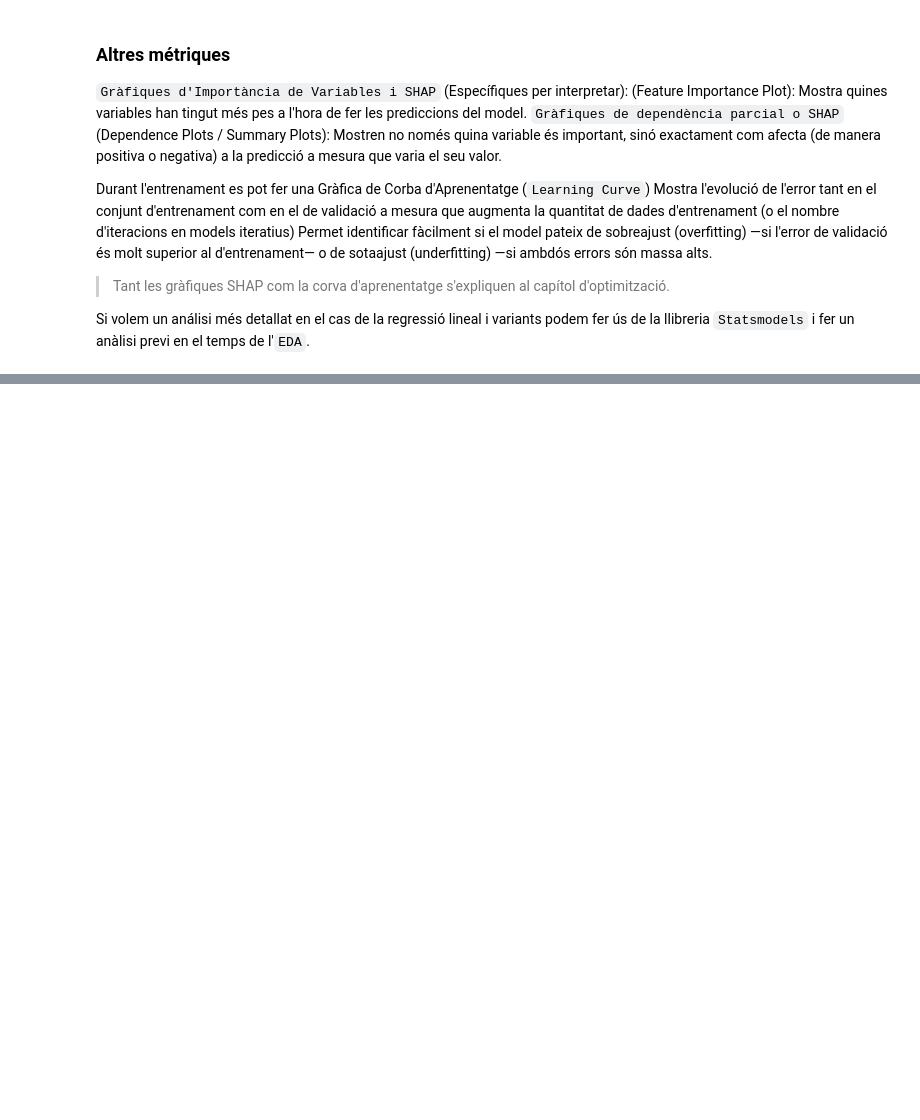
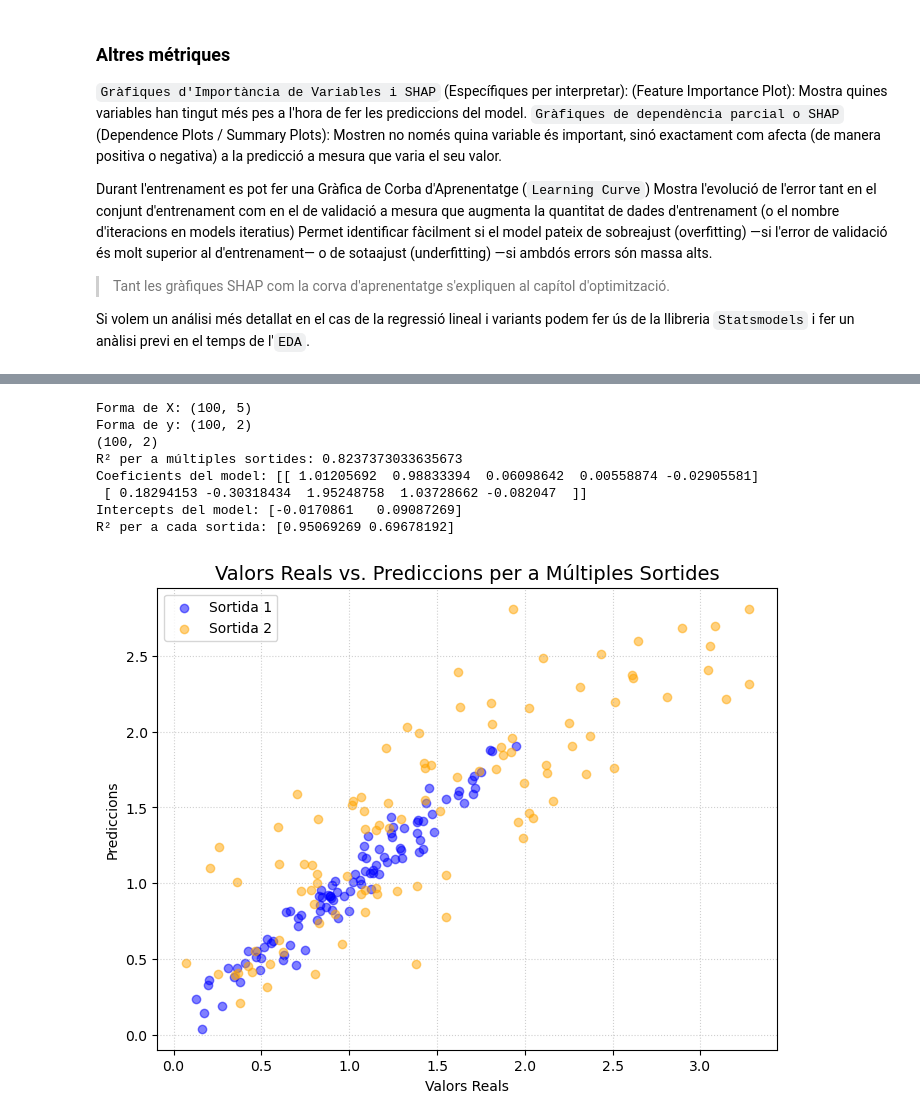
Before and after one commit to xxjcaxx/Disseny-i-avaluacio-de-models, a Jupyter notebook: apunts/documents/regressió.ipynb, the cells around one changed output, grey strips where cells are left out. Drawn from its saved outputs; the diff is of its cells as text; code cells hidden in the pictures; blank space fills up the shorter version.

```diff
--- a/apunts/documents/regressió.ipynb
+++ b/apunts/documents/regressió.ipynb
@@ -2425,0 +2455,52 @@ diversos models de regressió a scikit-learn admeten multi-output de manera nati
+# %%
+import numpy as np
+from sklearn.linear_model import LinearRegression
+
+# Generem dades d'exemple: 100 mostres i 5 característiques (features)
+X = np.random.rand(100, 5)
+
+# Generem múltiples sortides: 100 mostres i 2 variables objectiu (targets)
+y = [X[:, 0] + X[:, 1] + 0.1 * np.random.randn(100), X[:, 2] * 2 + X[:, 3] + 0.5  * np.random.randn(100)]  # Sortides dependents de les entrades
+y = np.array(y).T  # Transposem per obtenir una matriu de (100, 2)
+print("Forma de X:", X.shape)
+print("Forma de y:", y.shape)
+
+# Embolcallem el SGDRegressor amb MultiOutputRegressor
+model = LinearRegression()  # Utilitzem LinearRegression per a múltiples sortides
+
+# Entrenem el model
+model.fit(X, y)
+
+# Fem prediccions (retornarà una matriu de (100, 2))
+y_pred = model.predict(X)
+print(y_pred.shape)
+
+# Calcular R² per a múltiples sortides. uniform_average calcula la mitjana uniforme de R² per a totes les sortides.
+r2 = r2_score(y, y_pred, multioutput='uniform_average')
+print("R² per a múltiples sortides:", r2)
+print("Coeficients del model:", model.coef_)  # Mostra els coeficients per a cada sortida
+print("Intercepts del model:", model.intercept_)  # Mostra els intercepts per a cada sortida
+r2_per_output = r2_score(y, y_pred, multioutput='raw_values')
+print("R² per a cada sortida:", r2_per_output)  # Mostra el R² per a cada sortida individualment
+
+plt.figure(figsize=(8, 6))
+# Dibuixa els punts i la línia de tendència ajustada per a la primera sortida
+plt.scatter(y[:, 0], y_pred[:, 0], alpha=0.5, label='Sortida 1', color='blue')
+# Dibuixa els punts i la línia de tendència ajustada per a la segona sortida
+plt.scatter(y[:, 1], y_pred[:, 1], alpha=0.5, label='Sortida 2', color='orange')
+plt.title('Valors Reals vs. Prediccions per a Múltiples Sortides', fontsize=14)
+plt.xlabel('Valors Reals')
+plt.ylabel('Prediccions')
+plt.legend()
+plt.grid(True, linestyle=':', alpha=0.6)
+plt.show()
+# %% [output]
+Forma de X: (100, 5)
+Forma de y: (100, 2)
+(100, 2)
+R² per a múltiples sortides: 0.8237373033635673
+Coeficients del model: [[ 1.01205692  0.98833394  0.06098642  0.00558874 -0.02905581]
+ [ 0.18294153 -0.30318434  1.95248758  1.03728662 -0.082047  ]]
+Intercepts del model: [-0.0170861   0.09087269]
+R² per a cada sortida: [0.95069269 0.69678192]
+[figure, added]
```
Also changed, not shown: parts of 22 cells of this notebook, 3 other files.
